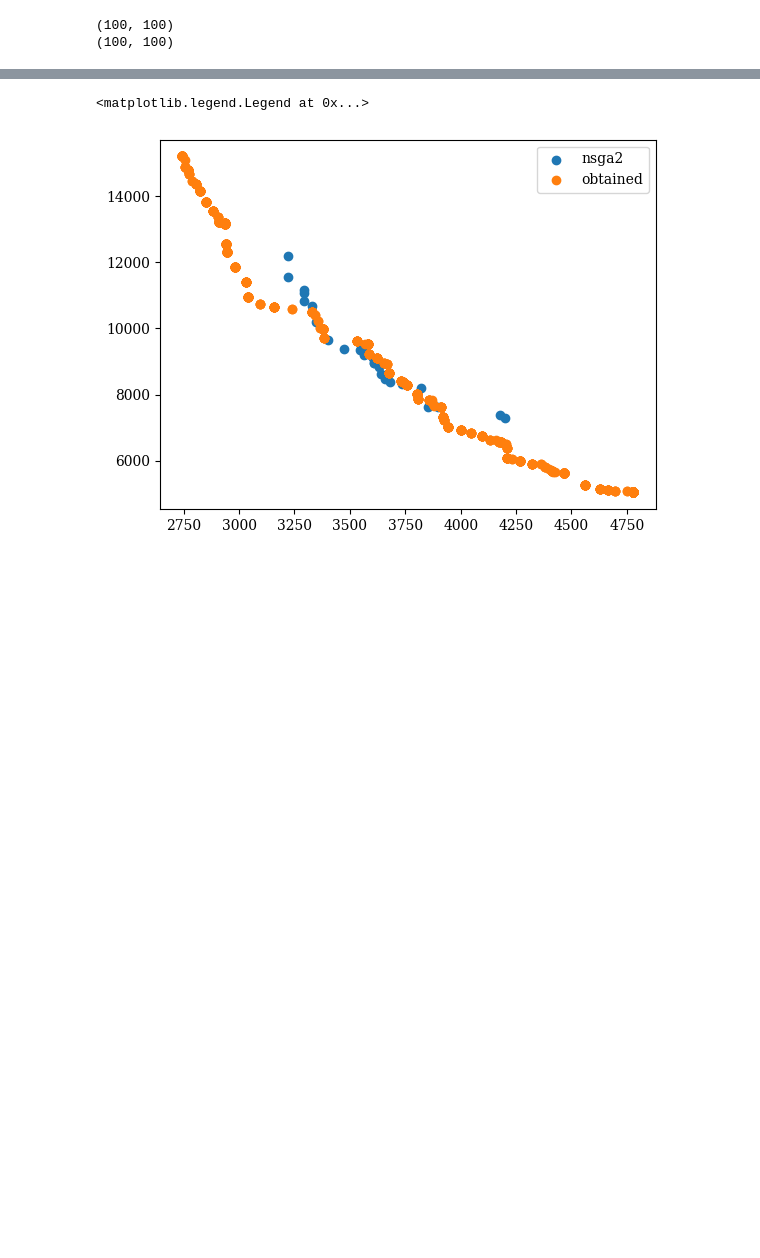
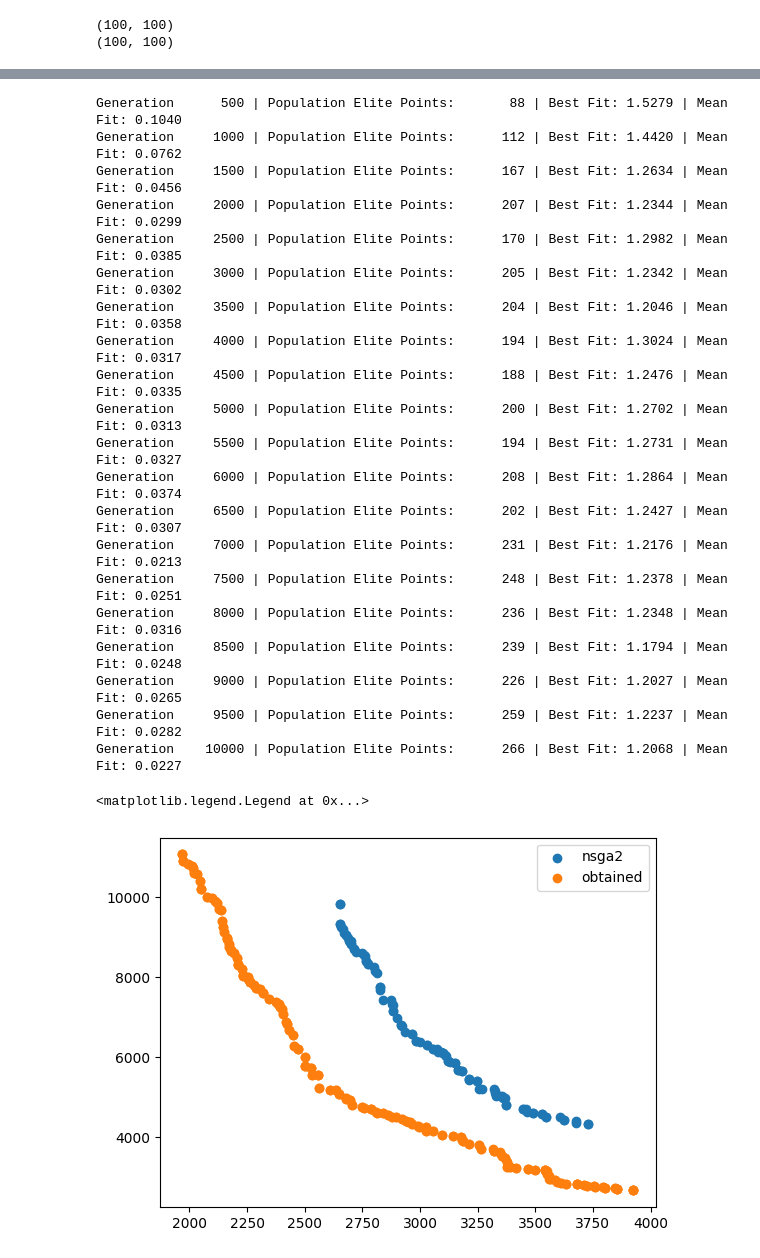
Before and after one commit to pedro-com/bioinspired-evo, a Jupyter notebook: hito2-alumno.ipynb, the cells around one changed output, grey strips where cells are left out. Drawn from its saved outputs; the diff is of its cells as text; code cells hidden in the pictures; blank space fills up the shorter version.

```diff
--- a/hito2-alumno.ipynb
+++ b/hito2-alumno.ipynb
@@ -251,7 +248,7 @@ res = minimize(problem,
                verbose=False)
 res2 = minimize(problem,
                algorithm,
-               ('n_gen', 100),
+               ('n_gen', 1000),
                verbose=False)
 # %%
 scatter = Scatter()
@@ -302,11 +296,52 @@ Generation     1000 | Population Elite Points:     1251 | Best Fit: 1.1034 | Mea
 # %%
+from src.multi_evolutive import RealMultiEvolutive
+import matplotlib.pyplot as plt
+import numpy as np
+
+evolutive = RealMultiEvolutive(
+    n_individuals=50,
+    value_range=[0, 1],
+    maximize=[False, False],
+    cromolength=100,
+    mutation=["random-range", "random-local"],
+    crossover=["blx", "uniform", "blx-alpha", "split-merge"],
+    front='front',
+    penalization='crowding_norm',
+    selection_pool=[('best', 2), ('section', 2)], # , ('best', 4)],
+    selection_pool_size=1.,
+    average_mutation_rate=1.,
+    mutation_eps=.5,
+    elitism=True,
+    alpha=0.6,
+    T_selection=10
+)
+results = evolutive.evolve(fit=problem.evaluate, n_generations=10000, trace=500, obtain_metrics=True)
 fig, axs = plt.subplots(1, 1)
-# axs.set_ylim(-1.5, 1.5)
 axs.scatter(res2.F[:, 0], res2.F[:, 1], label='nsga2')
 fit_scores = np.array([problem.evaluate(p) for p in results["best"]])
 
 axs.scatter(fit_scores[:, 0], fit_scores[:, 1], label='obtained')
 plt.legend()
 # %% [output]
-<matplotlib.legend.Legend at 0x...>
+Generation      500 | Population Elite Points:       88 | Best Fit: 1.5279 | Mean Fit: 0.1040
+Generation     1000 | Population Elite Points:      112 | Best Fit: 1.4420 | Mean Fit: 0.0762
+Generation     1500 | Population Elite Points:      167 | Best Fit: 1.2634 | Mean Fit: 0.0456
+Generation     2000 | Population Elite Points:      207 | Best Fit: 1.2344 | Mean Fit: 0.0299
+Generation     2500 | Population Elite Points:      170 | Best Fit: 1.2982 | Mean Fit: 0.0385
+Generation     3000 | Population Elite Points:      205 | Best Fit: 1.2342 | Mean Fit: 0.0302
+Generation     3500 | Population Elite Points:      204 | Best Fit: 1.2046 | Mean Fit: 0.0358
+Generation     4000 | Population Elite Points:      194 | Best Fit: 1.3024 | Mean Fit: 0.0317
+Generation     4500 | Population Elite Points:      188 | Best Fit: 1.2476 | Mean Fit: 0.0335
+Generation     5000 | Population Elite Points:      200 | Best Fit: 1.2702 | Mean Fit: 0.0313
+Generation     5500 | Population Elite Points:      194 | Best Fit: 1.2731 | Mean Fit: 0.0327
+Generation     6000 | Population Elite Points:      208 | Best Fit: 1.2864 | Mean Fit: 0.0374
+Generation     6500 | Population Elite Points:      202 | Best Fit: 1.2427 | Mean Fit: 0.0307
+Generation     7000 | Population Elite Points:      231 | Best Fit: 1.2176 | Mean Fit: 0.0213
+Generation     7500 | Population Elite Points:      248 | Best Fit: 1.2378 | Mean Fit: 0.0251
+Generation     8000 | Population Elite Points:      236 | Best Fit: 1.2348 | Mean Fit: 0.0316
+Generation     8500 | Population Elite Points:      239 | Best Fit: 1.1794 | Mean Fit: 0.0248
+Generation     9000 | Population Elite Points:      226 | Best Fit: 1.2027 | Mean Fit: 0.0265
+Generation     9500 | Population Elite Points:      259 | Best Fit: 1.2237 | Mean Fit: 0.0282
+Generation    10000 | Population Elite Points:      266 | Best Fit: 1.2068 | Mean Fit: 0.0227
+<matplotlib.legend.Legend at 0x...>
-[figure, old version]
+[figure, new version]
```
Also changed, not shown: parts of 3 cells of this notebook, 4 other files.
